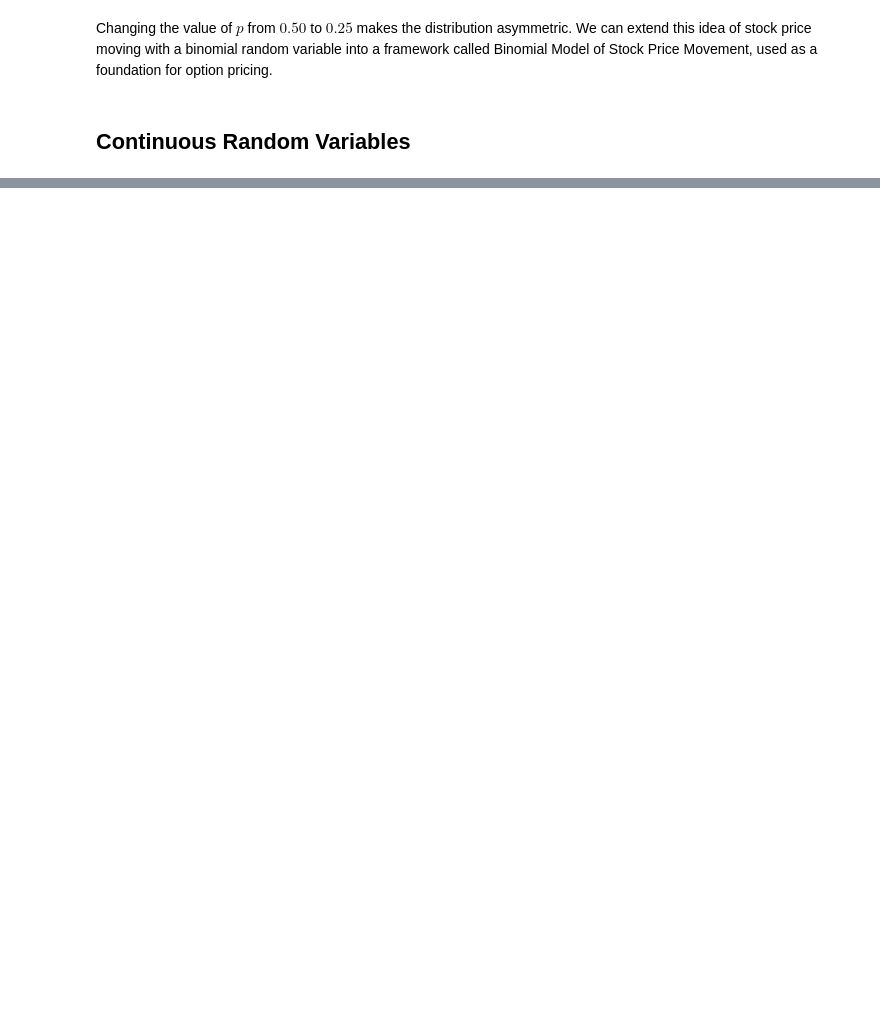
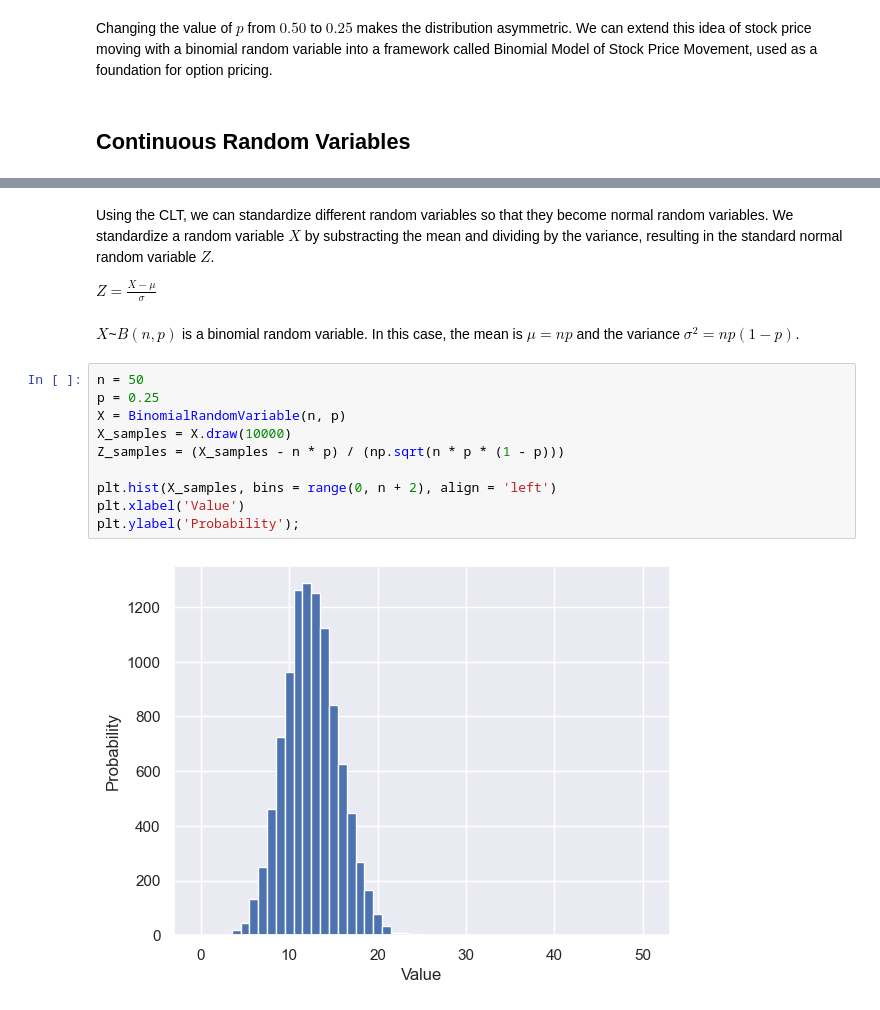
Before and after one commit to JBobbyy/quant-start, a Jupyter notebook: 9-random_variables.ipynb, the cells around one changed output, grey strips where cells are left out. Cells and saved outputs as stored; diff of their text form; blank space fills up the shorter version.

```diff
--- a/9-random_variables.ipynb
+++ b/9-random_variables.ipynb
@@ -122,0 +212,18 @@ $P(a < X < b) = \int_a^b f_X(x)dx$
+# %% [markdown]
+Using the CLT, we can standardize different random variables so that they become normal random variables. We standardize a random variable $X$ by substracting the mean and dividing by the variance, resulting in the standard normal random variable $Z$.
+
+$Z = \frac{X - \mu}{\sigma}$
+# %% [markdown]
+$X $~$ B(n, p)$ is a binomial random variable. In this case, the mean is $\mu = np$ and the variance $\sigma^2 = np(1-p)$.
+# %%
+n = 50
+p = 0.25
+X = BinomialRandomVariable(n, p)
+X_samples = X.draw(10000)
+Z_samples = (X_samples - n * p) / (np.sqrt(n * p * (1 - p)))
+
+plt.hist(X_samples, bins = range(0, n + 2), align = 'left')
+plt.xlabel('Value')
+plt.ylabel('Probability');
+# %% [output]
+[figure, added]
```
Also changed, not shown: parts of 35 cells of this notebook.
